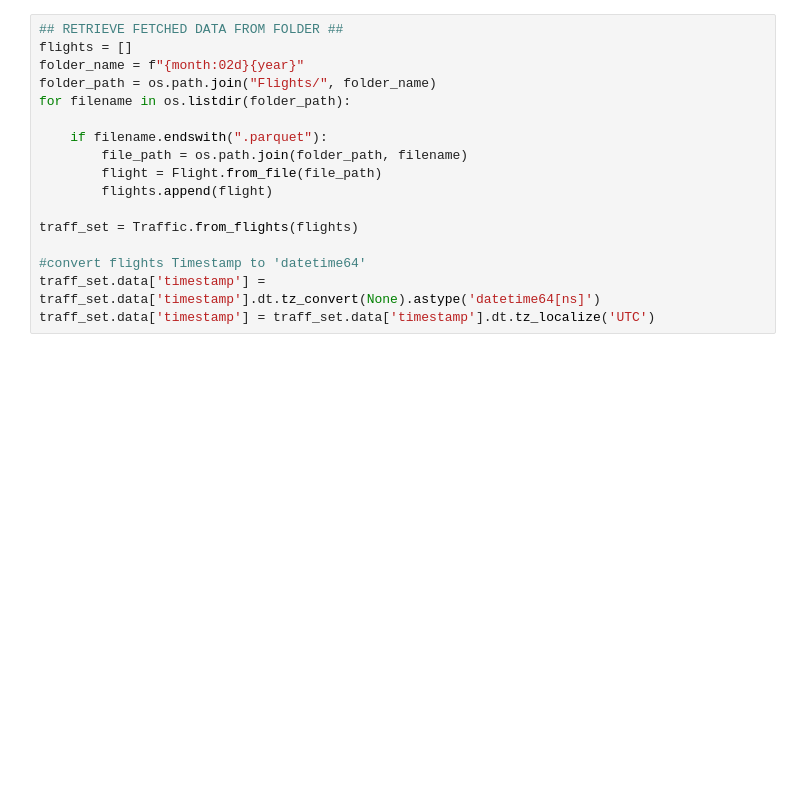
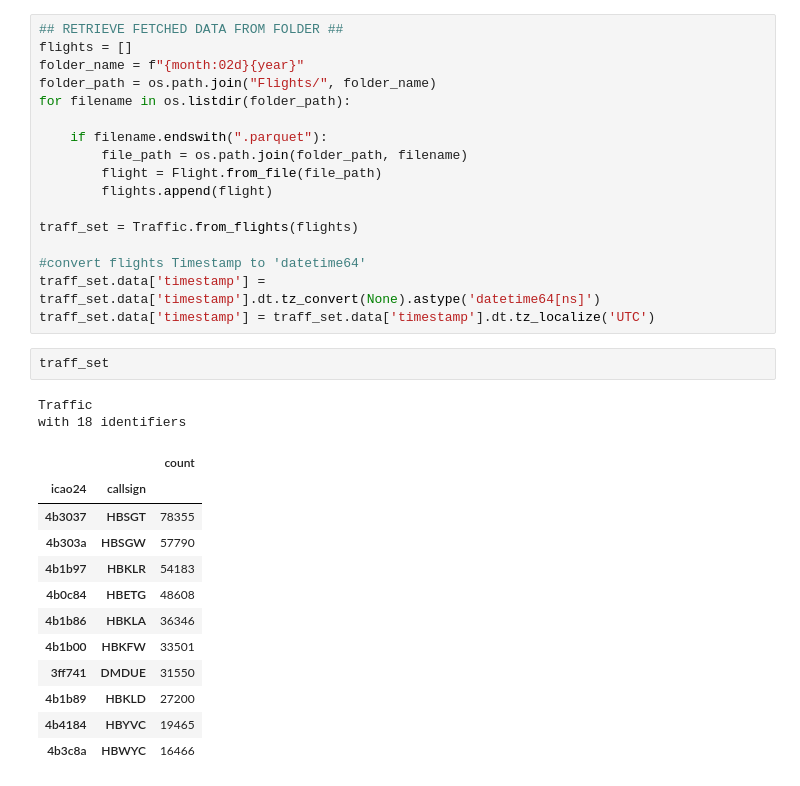
Before and after one commit to alexfustagueras/Lommis_Paper, a Jupyter notebook: main.ipynb, the cells around one changed output. Drawn from its saved outputs; the diff is of its cells as text; blank space fills up the shorter version.

```diff
--- a/main.ipynb
+++ b/main.ipynb
@@ -242,6 +117,23 @@ traff_set = Traffic.from_flights(flights)
 #convert flights Timestamp to 'datetime64'
 traff_set.data['timestamp'] = traff_set.data['timestamp'].dt.tz_convert(None).astype('datetime64[ns]')
 traff_set.data['timestamp'] = traff_set.data['timestamp'].dt.tz_localize('UTC')
+# %%
+traff_set
+# %% [output]
+Traffic
+with 18 identifiers
+|  |  | count |
+| icao24 | callsign |  |
+| 4b3037 | HBSGT | 78355 |
+| 4b303a | HBSGW | 57790 |
+| 4b1b97 | HBKLR | 54183 |
+| 4b0c84 | HBETG | 48608 |
+| 4b1b86 | HBKLA | 36346 |
+| 4b1b00 | HBKFW | 33501 |
+| 3ff741 | DMDUE | 31550 |
+| 4b1b89 | HBKLD | 27200 |
+| 4b4184 | HBYVC | 19465 |
+| 4b3c8a | HBWYC | 16466 |
 # %%
 ## FILTERING FLIGHTS ##
 from traffic.core.mixins import PointMixin
```
Also changed, not shown: parts of 14 cells of this notebook, 23 other files.
